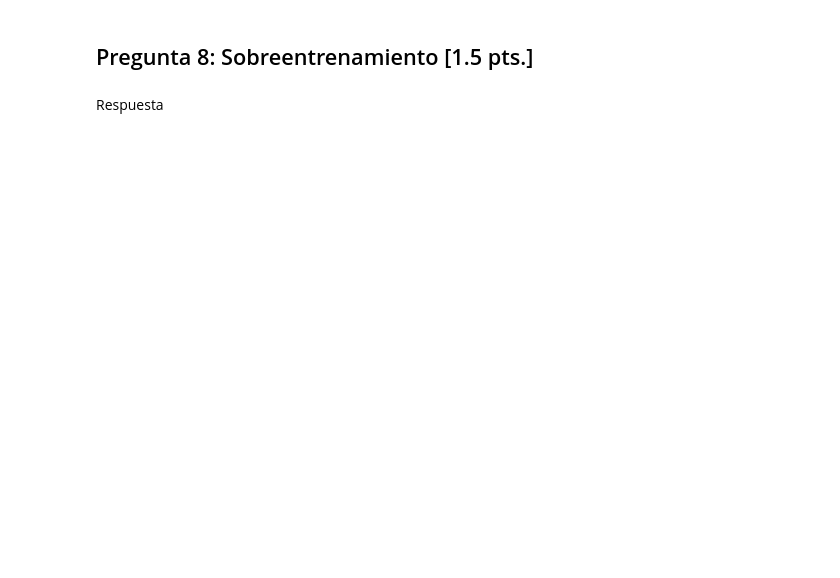
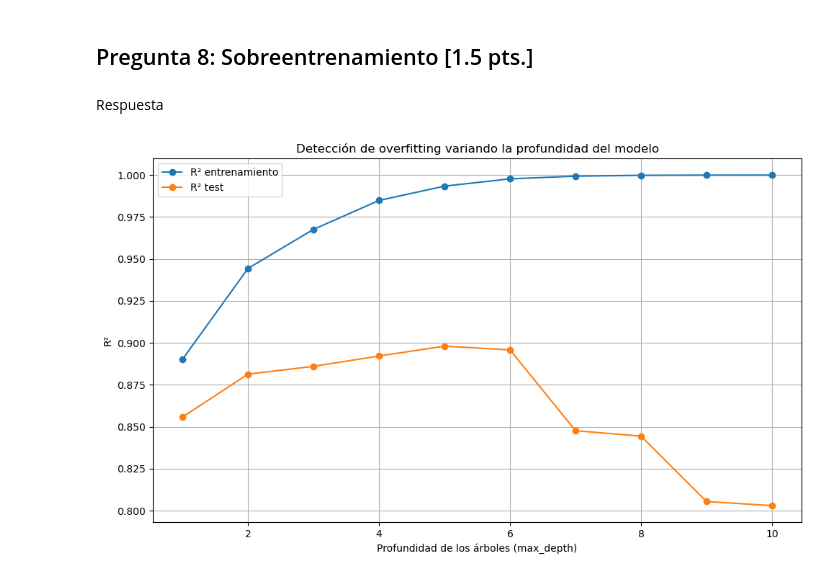
Before and after one commit to fperezcanales/house-prices-advanced-regression-techniques, a Jupyter notebook: Base Evaluación Práctica 1.ipynb, the cells around one changed output. Drawn from its saved outputs; the diff is of its cells as text; code cells hidden in the pictures; blank space fills up the shorter version.

```diff
--- a/Base Evaluación Práctica 1.ipynb
+++ b/Base Evaluación Práctica 1.ipynb
@@ -767,0 +858,35 @@ Respuesta
+# %%
+# Completar
+import numpy as np
+import matplotlib.pyplot as plt
+from sklearn.ensemble import GradientBoostingRegressor
+from sklearn.metrics import r2_score
+
+# Rango de complejidad: profundidad de árbol
+depths = range(1, 11)
+r2_train = []
+r2_test = []
+
+for depth in depths:
+    model = GradientBoostingRegressor(max_depth=depth, n_estimators=100, random_state=42)
+    model.fit(X_train_scaled, y_train)
+
+    y_train_pred = model.predict(X_train_scaled)
+    y_test_pred = model.predict(X_test_scaled)
+
+    r2_train.append(r2_score(y_train, y_train_pred))
+    r2_test.append(r2_score(y_test, y_test_pred))
+
+# Graficar
+plt.figure(figsize=(10, 6))
+plt.plot(depths, r2_train, marker='o', label='R² entrenamiento')
+plt.plot(depths, r2_test, marker='o', label='R² test')
+plt.xlabel('Profundidad de los árboles (max_depth)')
+plt.ylabel('R²')
+plt.title('Detección de overfitting variando la profundidad del modelo')
+plt.legend()
+plt.grid(True)
+plt.tight_layout()
+plt.show()
+# %% [output]
+[figure, added]
```
Also changed, not shown: parts of 10 cells of this notebook.
